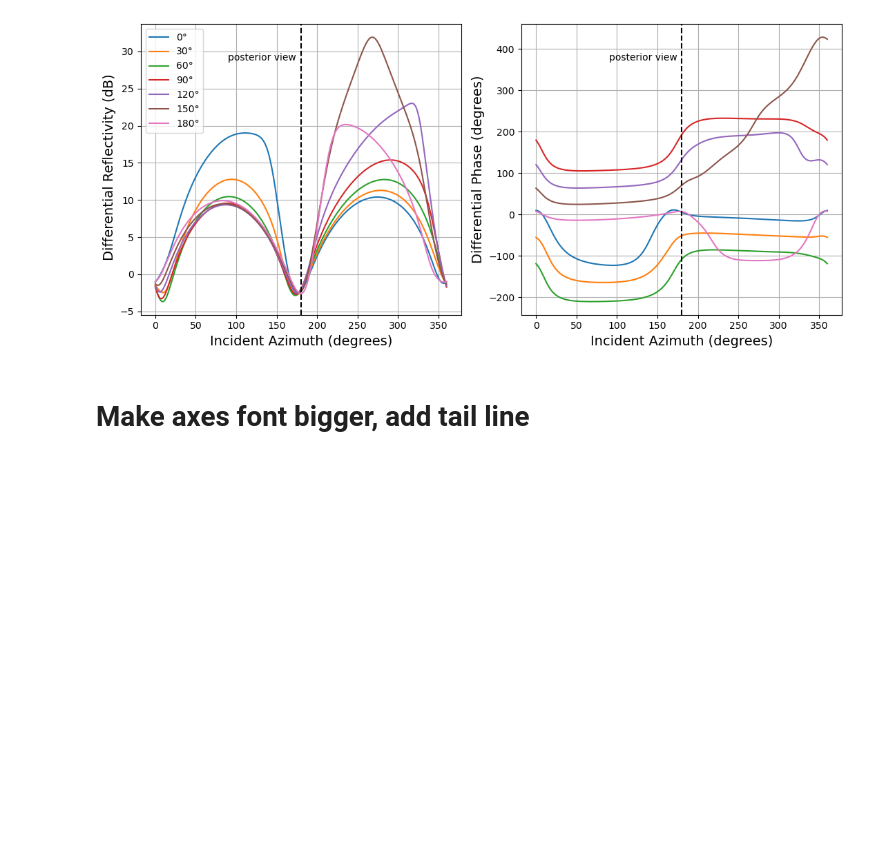
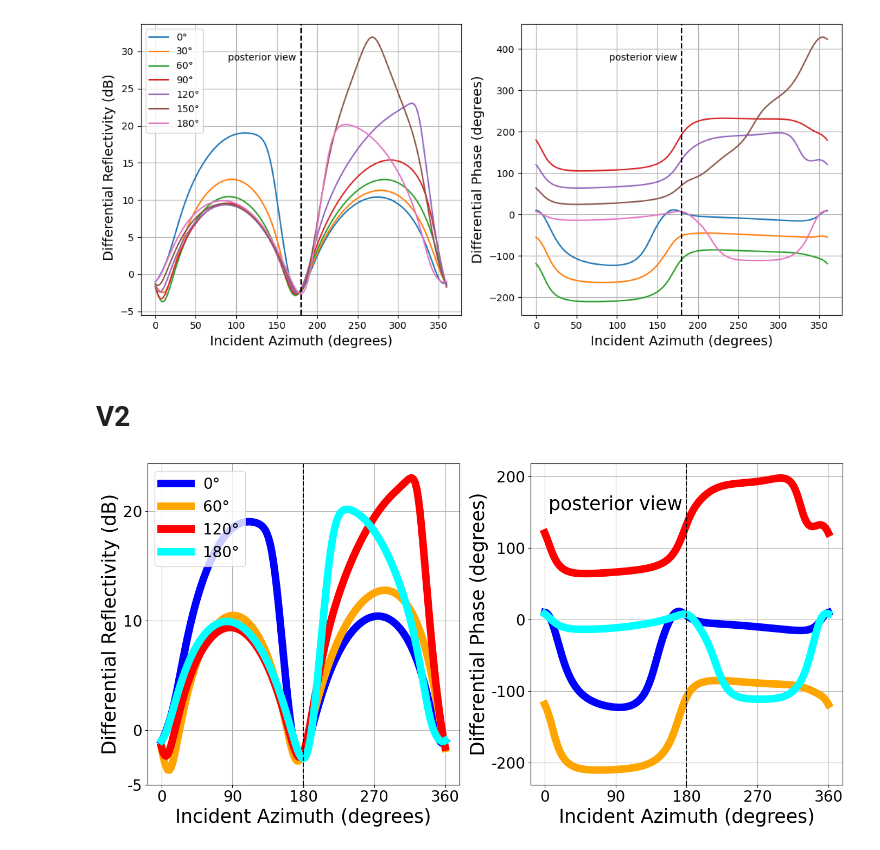
Before and after one commit to TommyMatthews/WIPL-python-analysis, a Jupyter notebook: End_of_Bernard_phase_one/tansmit_phase_slanted_comparison.ipynb, the cells around one changed output. Saved outputs shown, nothing was run; the diff lists cells and outputs as text; code cells hidden in the pictures; blank space fills up the shorter version.

```diff
--- a/End_of_Bernard_phase_one/tansmit_phase_slanted_comparison.ipynb
+++ b/End_of_Bernard_phase_one/tansmit_phase_slanted_comparison.ipynb
@@ -274,4 +274,55 @@ fig.savefig('./AMS_poster_plots/phiT_10_pitch.svg')
 # %% [output]
 [figure]
 # %% [markdown]
-# Make axes font bigger, add tail line
+# V2
+# %%
+fig, axes = plt.subplots(1,2, figsize=(14,7))
+
+colors = ['blue', 'orange', 'red', 'cyan', 'brown',  'brown', 'pink']
+
+
+fontsize=25
+linewidth=10
+
+for counter, phi_T_deg in enumerate([0,60,120,180]):
+    axes[0].plot(H_B['phi'], results_dict['Moth'][phi_T_deg]['Differential reflectivity'], label=f"{phi_T_deg}°",linewidth=linewidth, color =colors[counter])
+    axes[1].plot(H_B['phi'], results_dict['Moth'][phi_T_deg]['Differential Phase'], label=f"{phi_T_deg}°", linewidth=linewidth, color =colors[counter])
+
+for ax in axes:
+    # Draw the v[ertical line
+    ax.axvline(x=180, linestyle='--', color='black')
+
+    # Get current y-limits to place text in the middle
+    y_min, y_max = ax.get_ylim()
+    y_pos = y_max - (y_max - y_min) * 0.1  # 10% below top
+
+    # Add text label near the line
+
+    ax.grid()
+
+axes[1].text(5, y_pos, 'posterior view', rotation=0, va='top', ha='left', color='black', fontsize=fontsize)
+
+axes[0].legend(fontsize=20)
+axes[0].set_ylabel('Differential Reflectivity (dB)', fontsize =fontsize)
+axes[0].set_xlabel('Incident Azimuth (degrees)', fontsize =fontsize)
+axes[1].set_xlabel('Incident Azimuth (degrees)', fontsize =fontsize)
+axes[1].set_ylabel('Differential Phase (degrees)', fontsize =fontsize)
+
+for ax in axes:
+    ax.set_xticks([0,90,180,270,360])                      # positions
+    ax.set_xticklabels([0,90,180,270,360], fontsize=20)    # labels + fontsize
+
+axes[1].set_yticks([-200,-100,0,100,200])
+axes[1].set_yticklabels([-200,-100,0,100,200], fontsize=20)
+
+axes[0].set_yticks([-5, 0, 10, 20])
+axes[0].set_yticklabels([-5, 0, 10, 20], fontsize=20)
+
+#fig.suptitle('Sensitivity of the dual-polarisation scattering properties to differential phase on transmission with 10 degree pitch',fontsize=13)
+
+fig.tight_layout()
+
+fig.savefig('./AMS_poster_plots/phiT_10_pitch_v3_cb_friendly.svg')
+fig.show()
+# %% [output]
+[figure, added]
```
Also changed, not shown: 4 other files.
